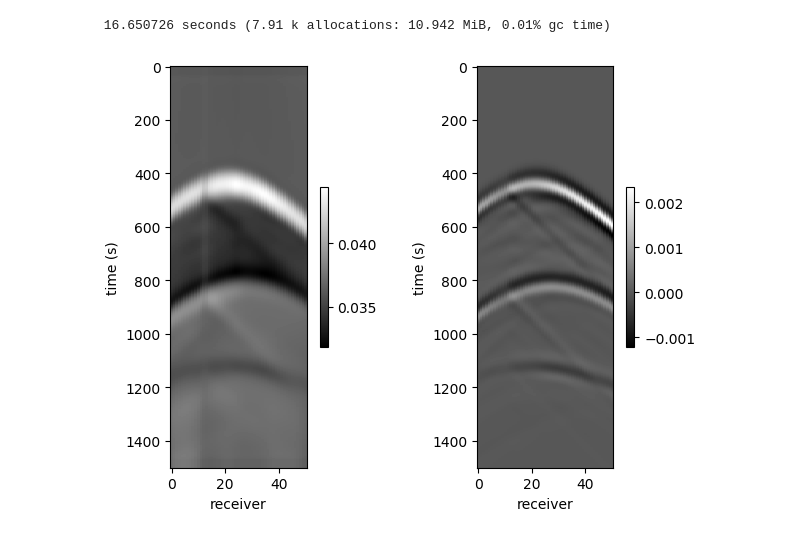
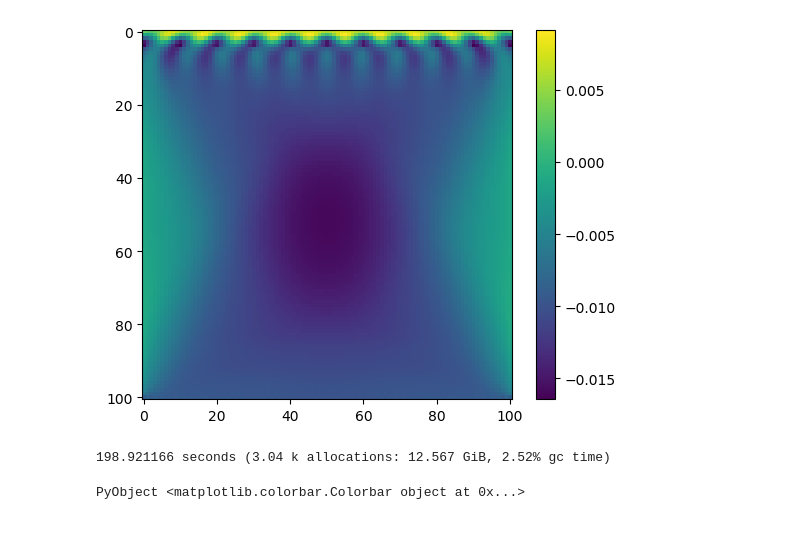
Before and after one commit to zzar43/Sinkhorn_code, a Jupyter notebook: demo_FWI_1.ipynb, the cells around one changed output. Drawn from its saved outputs; the diff is of its cells as text; code cells hidden in the pictures.

```diff
--- a/demo_FWI_1.ipynb
+++ b/demo_FWI_1.ipynb
@@ -111,19 +102,22 @@ tight_layout()
 # %%
-mi1 = minimum(data-datac)
-mi2 = minimum(data0-datac)
-mi = abs(min(mi1,mi2))
-M = cost_matrix_1d(t, t; p=2)
-@time adj_s, dd = adj_source_sinkhorn_parallel(data-datac, data0-datac, M; reg_p=0, reg=5e-3, reg_m=1e2, iterMax=100, verbose=false);
+# mi1 = minimum(data-datac)
+# mi2 = minimum(data0-datac)
+# mi = abs(min(mi1,mi2))
+# M = cost_matrix_1d(t, t; p=2)
+# @time adj_s, dd = adj_source_sinkhorn_parallel(data-datac, data0-datac, M; reg_p=0, reg=5e-3, reg_m=1e2, iterMax=100, verbose=false);
+
+# figure;
+# r_axis = 0:21
+# subplot(121); imshow(-adj_s[:,:,2],cmap=ColorMap("gray"), aspect=0.1); colorbar(shrink=0.4);
+# # clim([0.03,0.04])
+# xlabel("receiver"); ylabel("time (s)")
+# subplot(122); imshow(data0[:,:,2]-data[:,:,2],cmap=ColorMap("gray"), aspect=0.1); colorbar(shrink=0.4);
+# xlabel("receiver"); ylabel("time (s)")
+# tight_layout()
-# %% [output]
- 16.650726 seconds (7.91 k allocations: 10.942 MiB, 0.01% gc time)
-# %%
-figure;
-r_axis = 0:21
-subplot(121); imshow(-adj_s[:,:,2],cmap=ColorMap("gray"), aspect=0.1); colorbar(shrink=0.4);
-# clim([0.03,0.04])
-xlabel("receiver"); ylabel("time (s)")
-subplot(122); imshow(data0[:,:,2]-data[:,:,2],cmap=ColorMap("gray"), aspect=0.1); colorbar(shrink=0.4);
-xlabel("receiver"); ylabel("time (s)")
-tight_layout()
-# %% [output]
-[figure, removed]
+# %%
+@time gg, dd = grad_sinkhorn_parallel(data, u, data0, c, rho, Nx, Ny, Nt, h, dt, source_position, receiver_position;reg_p=0, pml_len=10, pml_coef=100, reg=5e-3, reg_m=1e2, iterMax=50, verbose=false);
+imshow(gg); colorbar()
+# %% [output]
+[figure, added]
+198.921166 seconds (3.04 k allocations: 12.567 GiB, 2.52% gc time)
+PyObject <matplotlib.colorbar.Colorbar object at 0x...>
```
Also changed, not shown: parts of 19 cells of this notebook, 1 other file.
